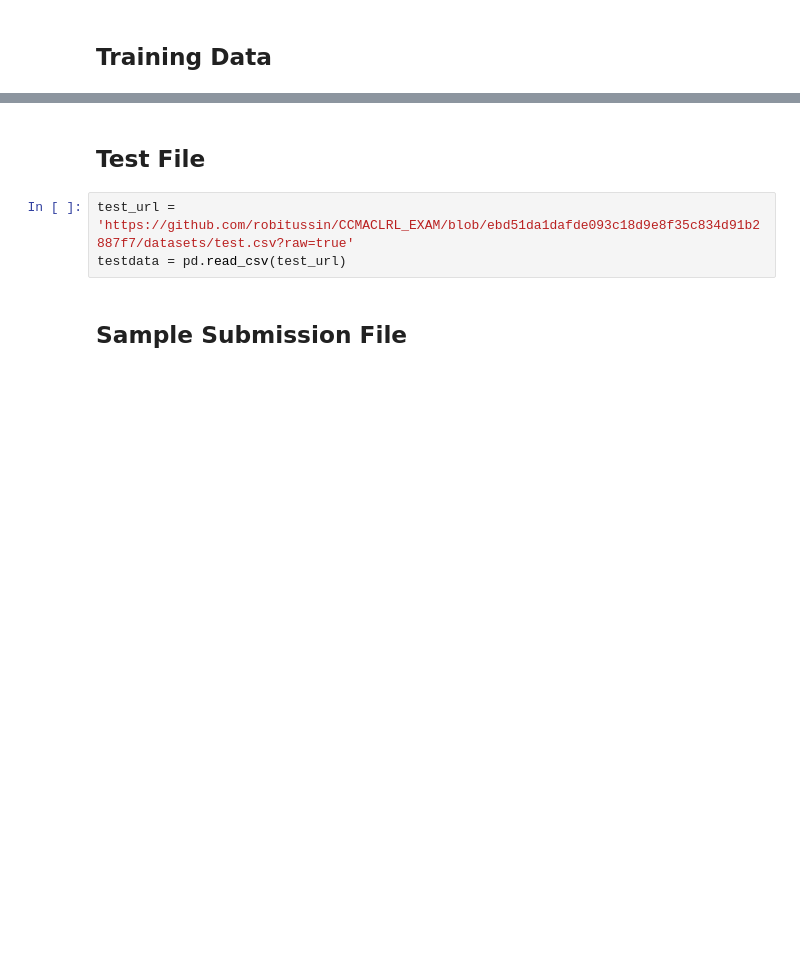
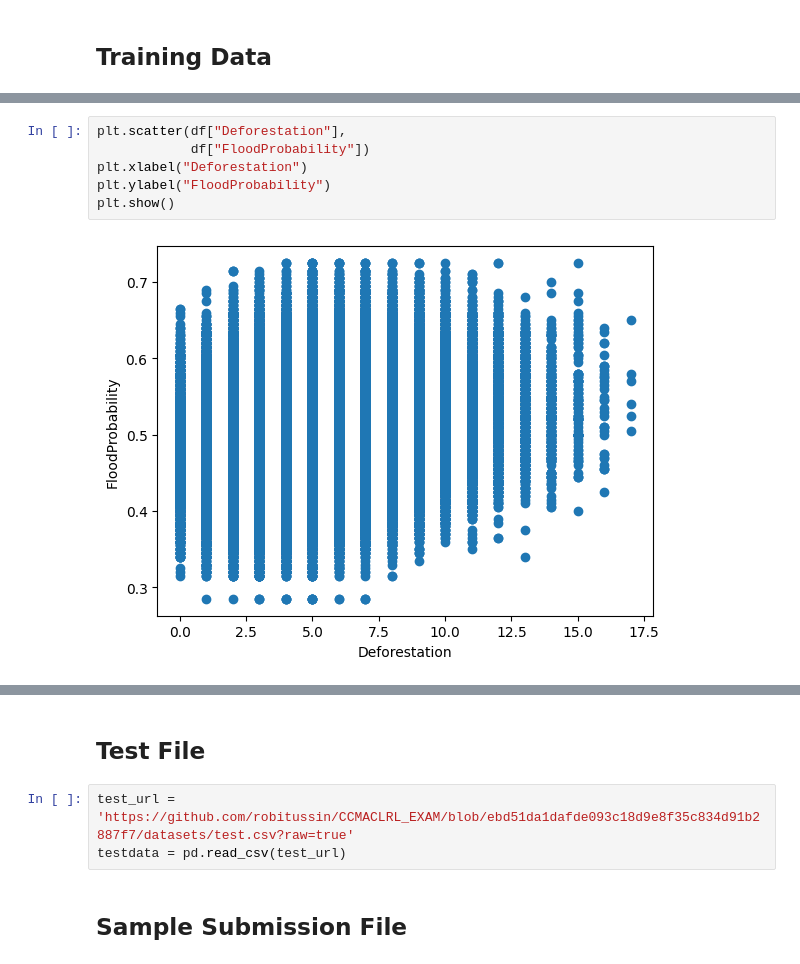
Before and after one commit to leonnmarcoo/CCMACLRL_EXERCISES_COM232, a Jupyter notebook: Midterm_Exam.ipynb, the cells around one changed output, grey strips where cells are left out. Saved outputs shown, nothing was run; the diff lists cells and outputs as text; blank space fills up the shorter version.

```diff
--- a/Midterm_Exam.ipynb
+++ b/Midterm_Exam.ipynb
@@ -21,0 +52,8 @@ traindata.head()
+# %%
+plt.scatter(df["Deforestation"],
+            df["FloodProbability"])
+plt.xlabel("Deforestation")
+plt.ylabel("FloodProbability")
+plt.show()
+# %% [output]
+[figure, added]
```
Also changed, not shown: parts of 25 cells of this notebook.
